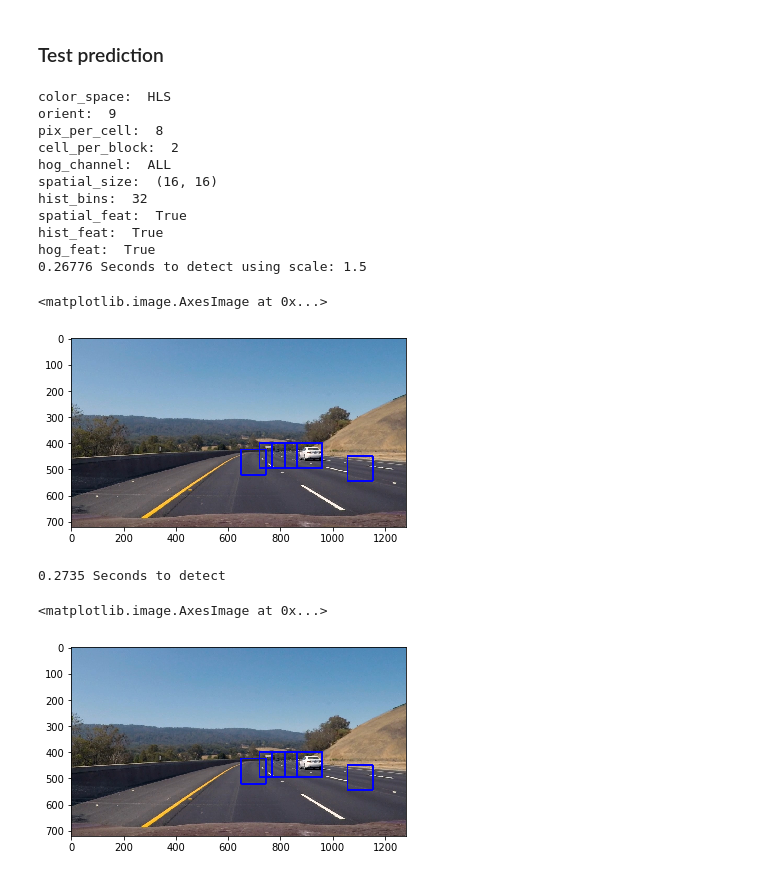
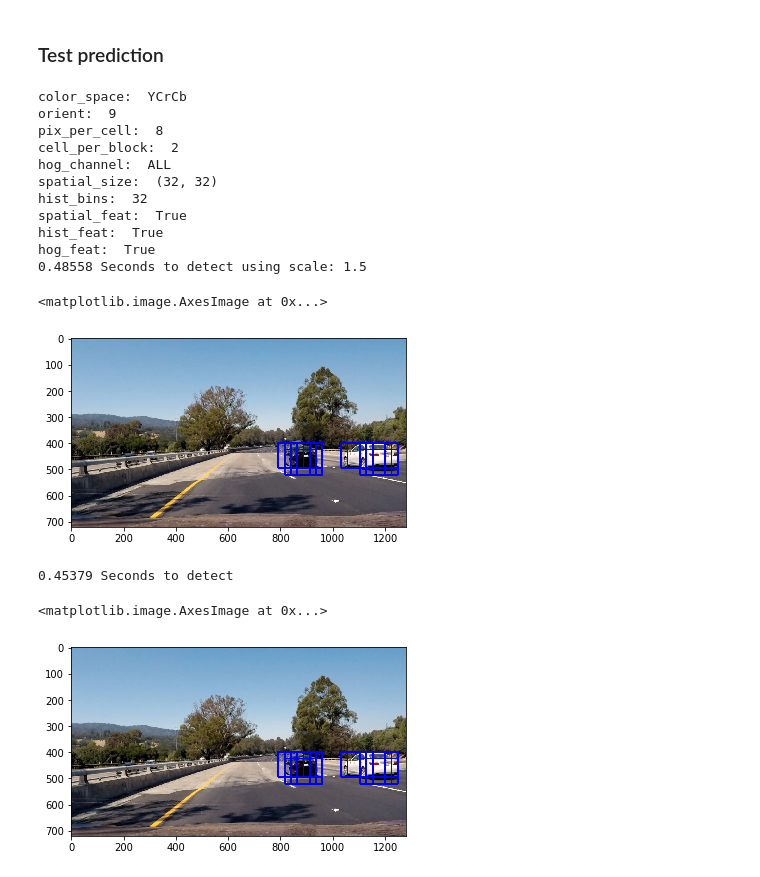
Before and after one commit to AndrewGls/P5-Vehicle-Detection, a Jupyter notebook: train_hog_classifier.ipynb, the cells around one changed output. Saved outputs shown, nothing was run; the diff lists cells and outputs as text; code cells hidden in the pictures.

```diff
--- a/train_hog_classifier.ipynb
+++ b/train_hog_classifier.ipynb
@@ -332,41 +264,41 @@ print('hog_feat: ', params['hog_feat'])
 
 #img = mpimg.imread('test_images/test1.jpg')
 #img = mpimg.imread('test_images/test2.jpg')
-img = mpimg.imread('test_images/test3.jpg')
-#img = mpimg.imread('test_images/test4.jpg')
+#img = mpimg.imread('test_images/test3.jpg')
+img = mpimg.imread('test_images/test4.jpg')
 #img = mpimg.imread('test_images/test5.jpg')
 #img = mpimg.imread('test_images/test6.jpg')
 
 ystart = 400
 ystop = 656
 scale = 1.5
 
 t=time.time()
 
 draw_img = np.copy(img)
 img = img.astype(np.float32)/255
 bboxes = find_cars(img, ystart, ystop, scale, svc, X_scaler, params)
 
 t2 = time.time()
 print(round(t2-t, 5), 'Seconds to detect using scale:', scale)
 
 draw_img = draw_boxes(draw_img, bboxes)
 
 plt.imshow(draw_img)
 # %% [output]
-color_space:  HLS
+color_space:  YCrCb
 orient:  9
 pix_per_cell:  8
 cell_per_block:  2
 hog_channel:  ALL
-spatial_size:  (16, 16)
+spatial_size:  (32, 32)
 hist_bins:  32
 spatial_feat:  True
 hist_feat:  True
 hog_feat:  True
-0.26776 Seconds to detect using scale: 1.5
+0.48558 Seconds to detect using scale: 1.5
 <matplotlib.image.AxesImage at 0x...>
-[figure, old version]
+[figure, new version]
 # %%
 from find_cars import load_classifier, detect_vehicles
 
@@ -374,8 +306,8 @@ load_classifier()
 
 #img = mpimg.imread('test_images/test1.jpg')
 #img = mpimg.imread('test_images/test2.jpg')
-img = mpimg.imread('test_images/test3.jpg')
-#img = mpimg.imread('test_images/test4.jpg')
+#img = mpimg.imread('test_images/test3.jpg')
+img = mpimg.imread('test_images/test4.jpg')
 #img = mpimg.imread('test_images/test5.jpg')
 #img = mpimg.imread('test_images/test6.jpg')
 
@@ -390,6 +322,6 @@ out_img = draw_boxes(img, bboxes)
 
 plt.imshow(out_img)
 # %% [output]
-0.2735 Seconds to detect
+0.45379 Seconds to detect
 <matplotlib.image.AxesImage at 0x...>
-[figure, old version]
+[figure, new version]
```
Also changed, not shown: parts of 13 cells of this notebook, 5 other files.
